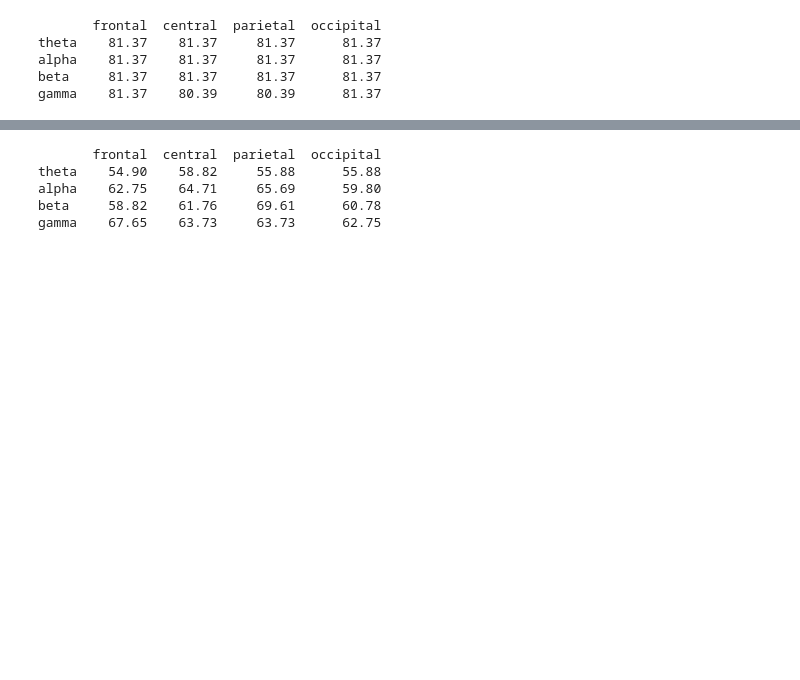
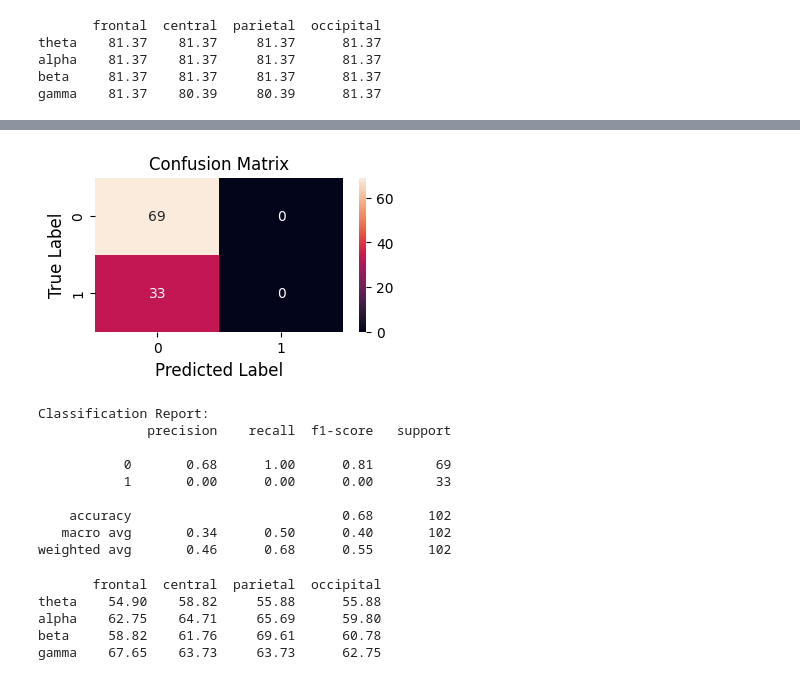
Before and after one commit to RabinSharma25/emotion-classification-using-eeg-signals, a Jupyter notebook: rabin2.ipynb, the cells around one changed output, grey strips where cells are left out. Drawn from its saved outputs; the diff is of its cells as text; code cells hidden in the pictures; blank space fills up the shorter version.

Commit message:
Drew the confusion matrix for HAHV class for all the classifiers

```diff
--- a/rabin2.ipynb
+++ b/rabin2.ipynb
@@ -955,3 +955,16 @@ gamma    76.47    76.96     76.47      76.96
+# %%
+print_conf("theta","central","HAHV","svm")
+# %% [output]
+[figure, added]
+Classification Report:
+              precision    recall  f1-score   support
+
+           0       0.68      1.00      0.81        69
+           1       0.00      0.00      0.00        33
+
+    accuracy                           0.68       102
+   macro avg       0.34      0.50      0.40       102
+weighted avg       0.46      0.68      0.55       102
 # %%
 print_accuracy("HAHV","knn")
 # %% [output]
```
Also changed, not shown: parts of 40 cells of this notebook.
